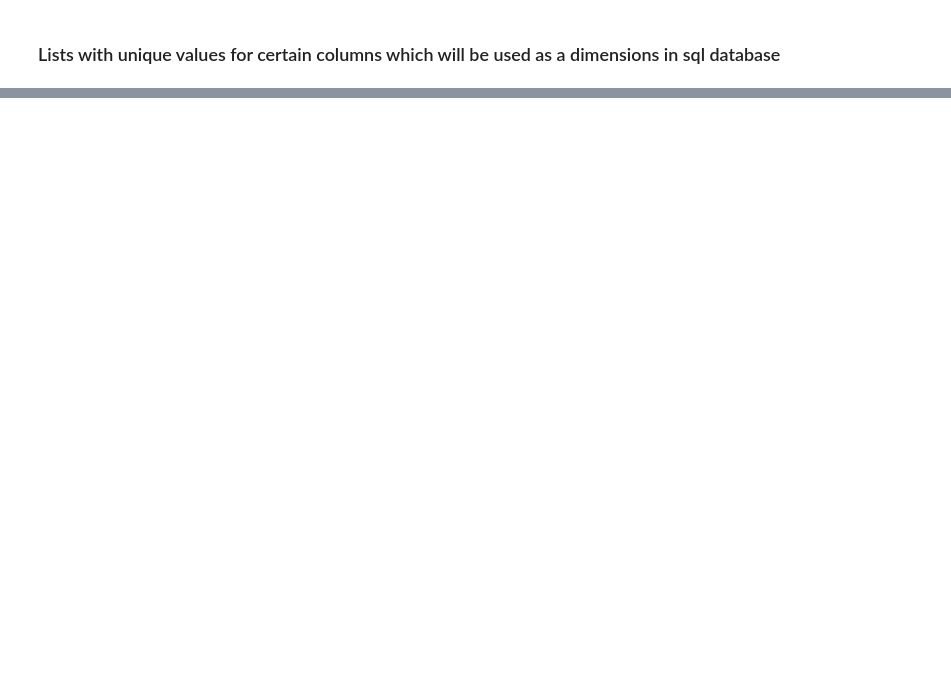
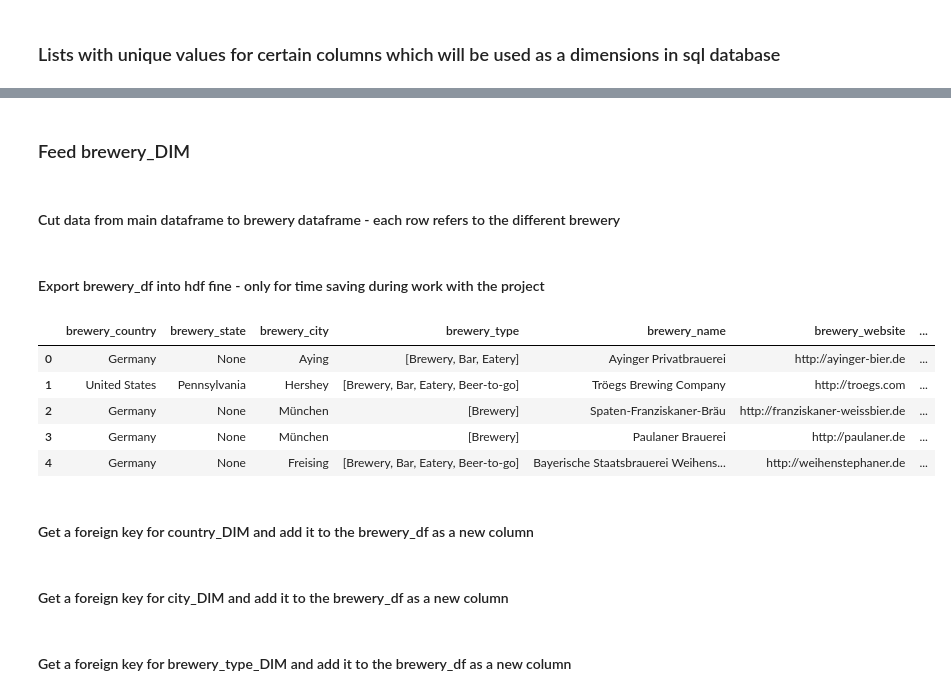
Before and after one commit to wjudt/projects_repo, a Jupyter notebook: beer_ranking_web_scraping/SQL_database_preparation.ipynb, the cells around one changed output, grey strips where cells are left out. Saved outputs shown, nothing was run; the diff lists cells and outputs as text; code cells hidden in the pictures; blank space fills up the shorter version.

```diff
--- a/beer_ranking_web_scraping/SQL_database_preparation.ipynb
+++ b/beer_ranking_web_scraping/SQL_database_preparation.ipynb
@@ -89,0 +398,42 @@ NameError: name 'traverse_objects' is not defined
+# %% [markdown]
+### Feed brewery_DIM
+# %% [markdown]
+#### Cut data from main dataframe to brewery dataframe - each row refers to the different brewery
+# %%
+#list of unique breweries
+brewery_list = list(df['brewery_name'].unique())
+
+#creating brewery dataframe
+brewery_df = pd.DataFrame(columns = ['brewery_country',
+                                     'brewery_state',
+                                     'brewery_city',
+                                     'brewery_type',
+                                     'brewery_name',
+                                     'brewery_website',
+                                     'brewery_adress',
+                                     'brewery_postal_code',
+                                     'brewery_telephone',
+                                     'brewery_map',
+                                     'brewery_notes'])
+
+for brewery in brewery_list:
+    brewery_df.loc[-1] = df.loc[df['brewery_name'] == brewery].iloc[0]
+    brewery_df.index = brewery_df.index + 1
+
+brewery_df = brewery_df.reset_index()
+brewery_df = brewery_df.drop(['index'], axis=1)
+# %% [markdown]
+#### Export brewery_df into hdf fine - only for time saving during work with the project
+# %%
+brewery_df.to_hdf('./hdf_files/brewery_df.h5', key='df', mode='w')
+brewery_df = pd.read_hdf('./hdf_files/brewery_df.h5', key='df', mode='r')
+brewery_df.head()
+# %% [output]
+|  | brewery_country | brewery_state | brewery_city | brewery_type | brewery_name | brewery_website | ... |
+| 0 | Germany | None | Aying | [Brewery, Bar, Eatery] | Ayinger Privatbrauerei | http://ayinger-bier.de | ... |
+| 1 | United States | Pennsylvania | Hershey | [Brewery, Bar, Eatery, Beer-to-go] | Tröegs Brewing Company | http://troegs.com | ... |
+| 2 | Germany | None | München | [Brewery] | Spaten-Franziskaner-Bräu | http://franziskaner-weissbier.de | ... |
+| 3 | Germany | None | München | [Brewery] | Paulaner Brauerei | http://paulaner.de | ... |
+| 4 | Germany | None | Freising | [Brewery, Bar, Eatery, Beer-to-go] | Bayerische Staatsbrauerei Weihens... | http://weihenstephaner.de | ... |
+# %% [markdown]
+#### Get a foreign key for country_DIM and add it to the  brewery_df as a new column
@@ -89,0 +456,2 @@ NameError: name 'traverse_objects' is not defined
+# %% [markdown]
+#### Get a foreign key for city_DIM and add it to the  brewery_df as a new column
@@ -89,0 +470,2 @@ NameError: name 'traverse_objects' is not defined
+# %% [markdown]
+#### Get a foreign key for brewery_type_DIM and add it to the  brewery_df as a new column
```
Also changed, not shown: parts of 23 cells of this notebook, 6 other files.
